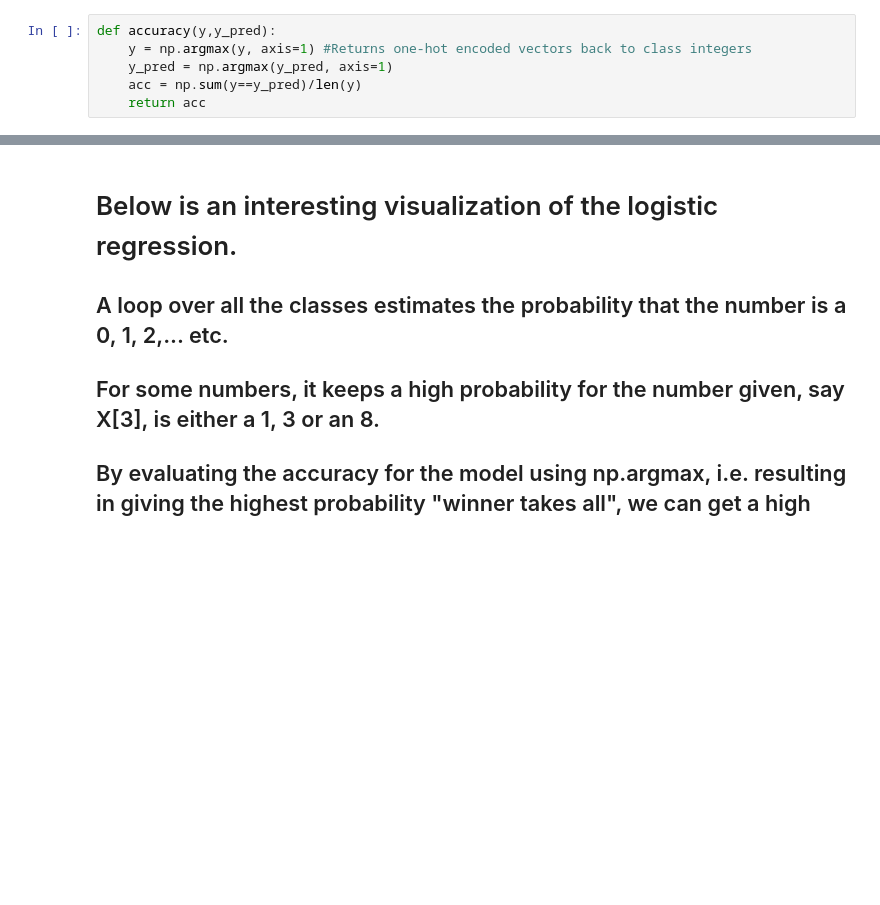
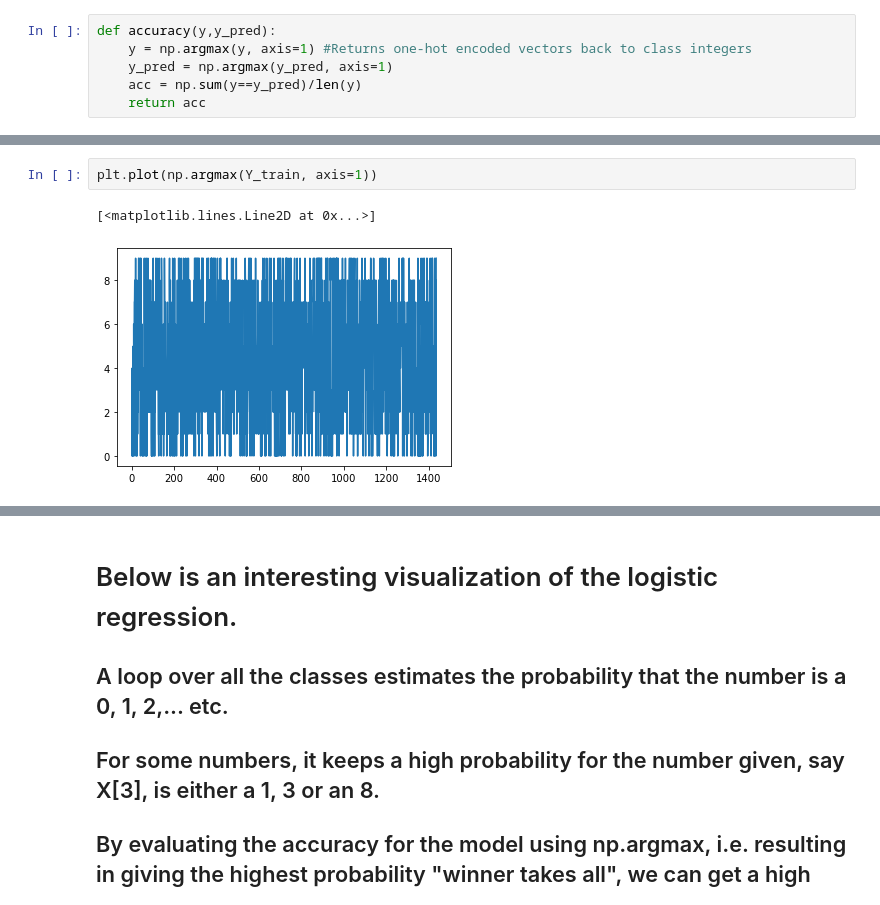
Before and after one commit to haakools/FYS-STK4155AUTUMN, a Jupyter notebook: Project 2/LogistRegClass.ipynb, the cells around one changed output, grey strips where cells are left out. Cells and saved outputs as stored; diff of their text form; blank space fills up the shorter version.

```diff
--- a/Project 2/LogistRegClass.ipynb
+++ b/Project 2/LogistRegClass.ipynb
@@ -188,3 +193,8 @@ def accuracy(y,y_pred):
+# %%
+plt.plot(np.argmax(Y_train, axis=1))
+# %% [output]
+[<matplotlib.lines.Line2D at 0x...>]
+[figure, added]
 # %%
 trainAcc = accuracy(Y_train, Y_tilde)
 testAcc = accuracy(Y_test, Y_pred)
```
Also changed, not shown: parts of 6 cells of this notebook, 2 other files.
